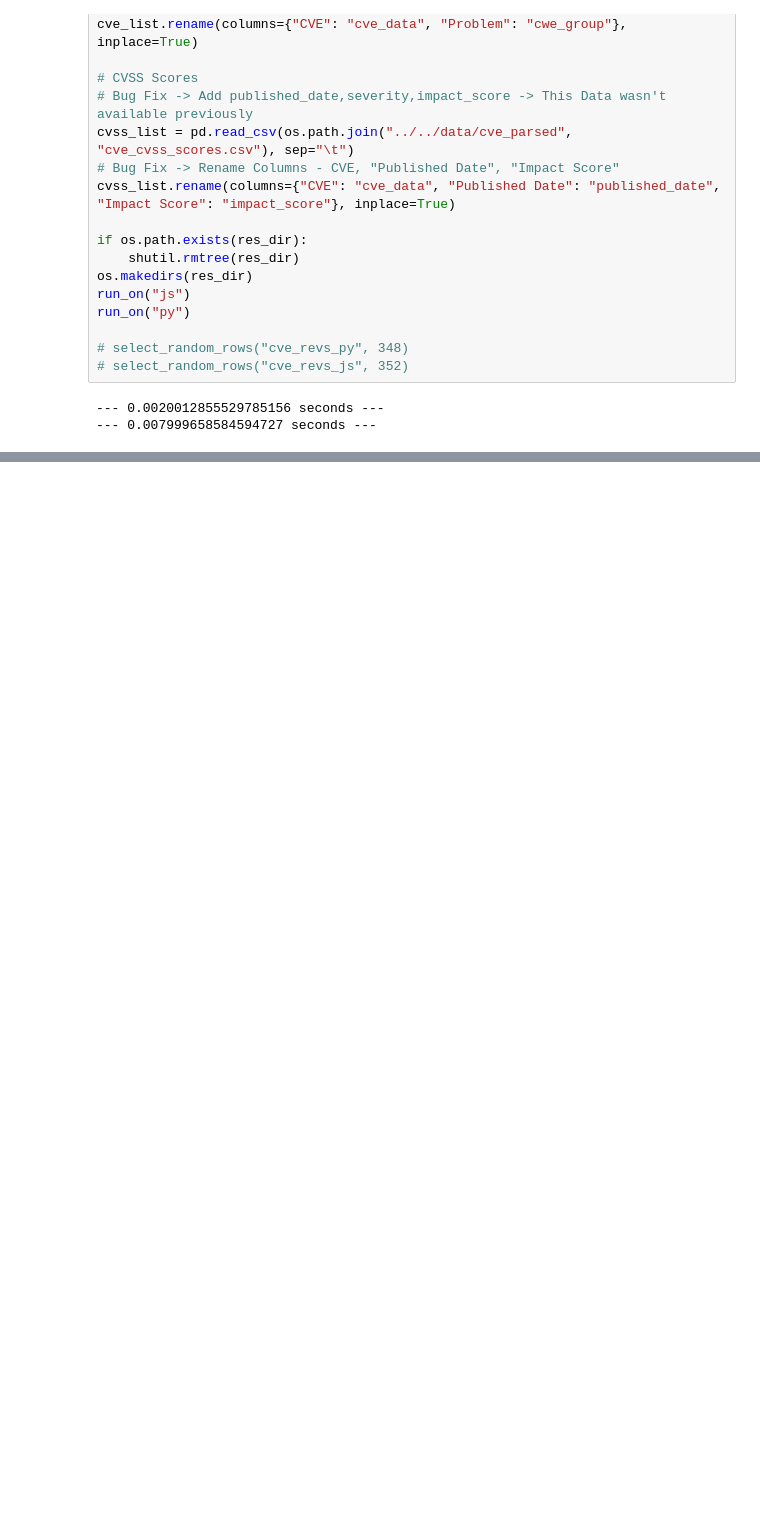
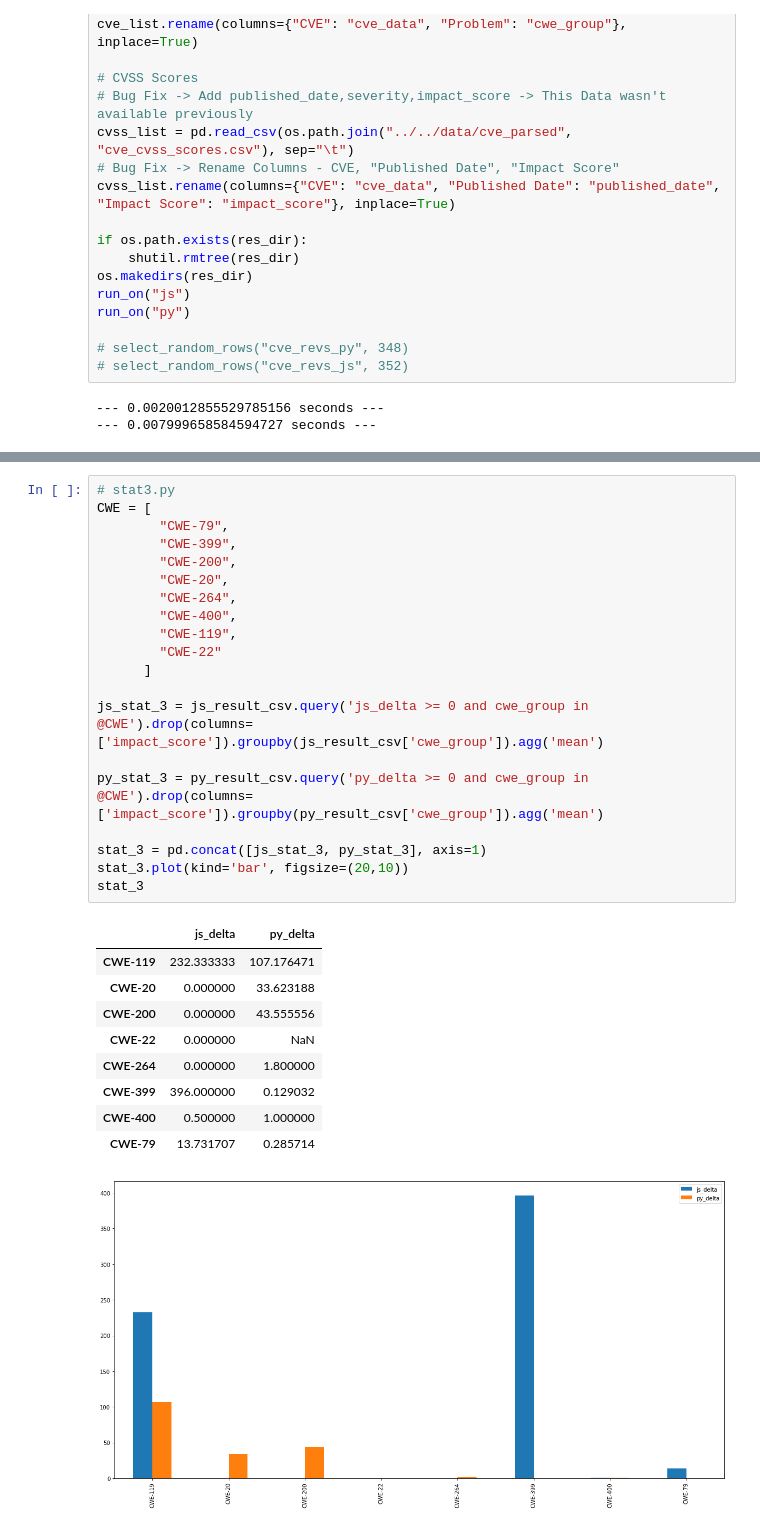
Before and after one commit to 0xsuid/msr-security-awareness, a Jupyter notebook: process/code/update_cve.ipynb, the cells around one changed output, grey strips where cells are left out. Cells and saved outputs as stored; diff of their text form; blank space fills up the shorter version.

```diff
--- a/process/code/update_cve.ipynb
+++ b/process/code/update_cve.ipynb
@@ -148,0 +360,31 @@ run_on("py")
+# %%
+# stat3.py
+CWE = [
+        "CWE-79",
+        "CWE-399",
+        "CWE-200",
+        "CWE-20",
+        "CWE-264",
+        "CWE-400",
+        "CWE-119",
+        "CWE-22"
+      ]
+
+js_stat_3 = js_result_csv.query('js_delta >= 0 and cwe_group in @CWE').drop(columns=['impact_score']).groupby(js_result_csv['cwe_group']).agg('mean')
+
+py_stat_3 = py_result_csv.query('py_delta >= 0 and cwe_group in @CWE').drop(columns=['impact_score']).groupby(py_result_csv['cwe_group']).agg('mean')
+
+stat_3 = pd.concat([js_stat_3, py_stat_3], axis=1)
+stat_3.plot(kind='bar', figsize=(20,10))
+stat_3
+# %% [output]
+|  | js_delta | py_delta |
+| CWE-119 | 232.333333 | 107.176471 |
+| CWE-20 | 0.000000 | 33.623188 |
+| CWE-200 | 0.000000 | 43.555556 |
+| CWE-22 | 0.000000 | NaN |
+| CWE-264 | 0.000000 | 1.800000 |
+| CWE-399 | 396.000000 | 0.129032 |
+| CWE-400 | 0.500000 | 1.000000 |
+| CWE-79 | 13.731707 | 0.285714 |
+[figure, added]
```
Also changed, not shown: parts of 11 cells of this notebook, 2 other files.
